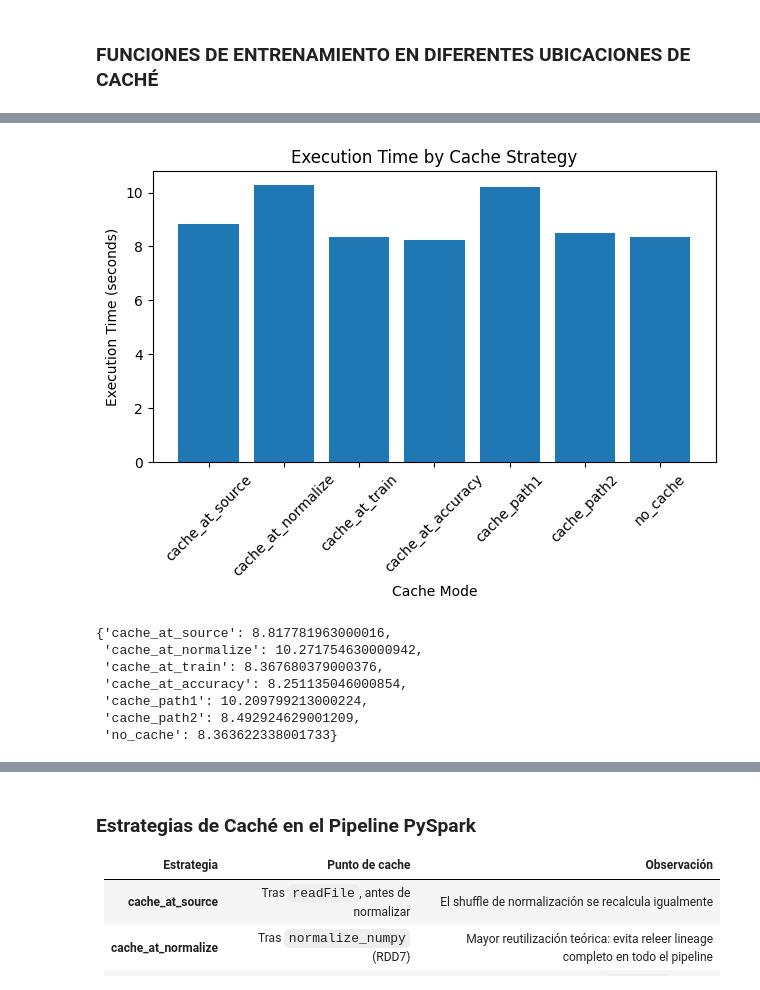
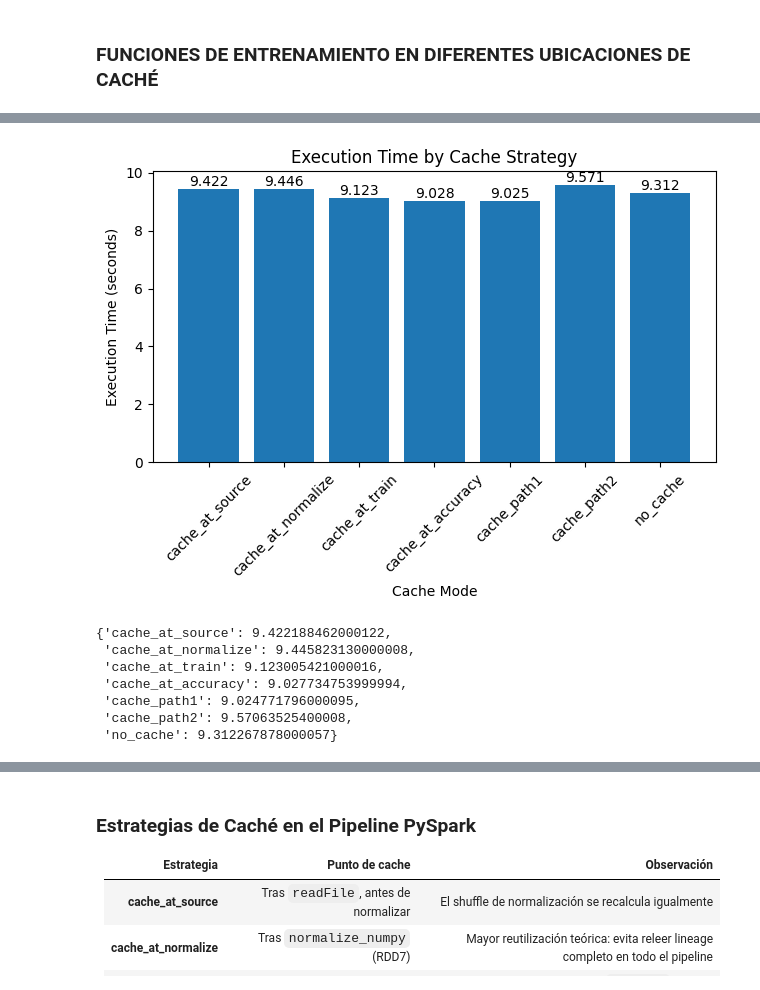
Before and after one commit to kzzazzk/ogvd_spark, a Jupyter notebook: Notebooks/ejercicio3_refactored.ipynb, the cells around one changed output, grey strips where cells are left out. Drawn from its saved outputs; the diff is of its cells as text; code cells hidden in the pictures.

```diff
--- a/Notebooks/ejercicio3_refactored.ipynb
+++ b/Notebooks/ejercicio3_refactored.ipynb
@@ -812,7 +706,7 @@ for i in range(0,7):
     print(f"FASE {i}")
     sc = SparkContext(f"local[8]", f"Prueba_{i}")
     t0 = perf_counter()
-    data=readFile("./botnet_tot_syn_l.csv").repartition(8)
+    data=readFile("./botnet_tot_syn_l.csv").repartition(14)
     if(i==0):
         data.cache()
     data = normalize_numpy(data)
@@ -857,32 +751,43 @@ FASE 2
 # %%
 import matplotlib.pyplot as plt
 
 labels = list(results.keys())
 times = list(results.values())
 
-# Create bar plot
 plt.figure()
-plt.bar(labels, times)
+
+bars = plt.bar(labels, times)
 
 plt.xlabel("Cache Mode")
 plt.ylabel("Execution Time (seconds)")
 plt.title("Execution Time by Cache Strategy")
+
 plt.xticks(rotation=45)
 plt.tight_layout()
 
+for bar in bars:
+    height = bar.get_height()
+    plt.text(
+        bar.get_x() + bar.get_width()/2,
+        height,
+        f"{height:.3f}",
+        ha='center',
+        va='bottom'
+    )
+
 plt.show()
 # %% [output]
-[figure, old version]
+[figure, new version]
 # %%
 results
 # %% [output]
-{'cache_at_source': 8.817781963000016,
- 'cache_at_normalize': 10.271754630000942,
- 'cache_at_train': 8.367680379000376,
- 'cache_at_accuracy': 8.251135046000854,
- 'cache_path1': 10.209799213000224,
- 'cache_path2': 8.492924629001209,
- 'no_cache': 8.363622338001733}
+{'cache_at_source': 9.422188462000122,
+ 'cache_at_normalize': 9.445823130000008,
+ 'cache_at_train': 9.123005421000016,
+ 'cache_at_accuracy': 9.027734753999994,
+ 'cache_path1': 9.024771796000095,
+ 'cache_path2': 9.57063525400008,
+ 'no_cache': 9.312267878000057}
 # %%
 # read data
 sc.stop()
```
Also changed, not shown: parts of 30 cells of this notebook.
